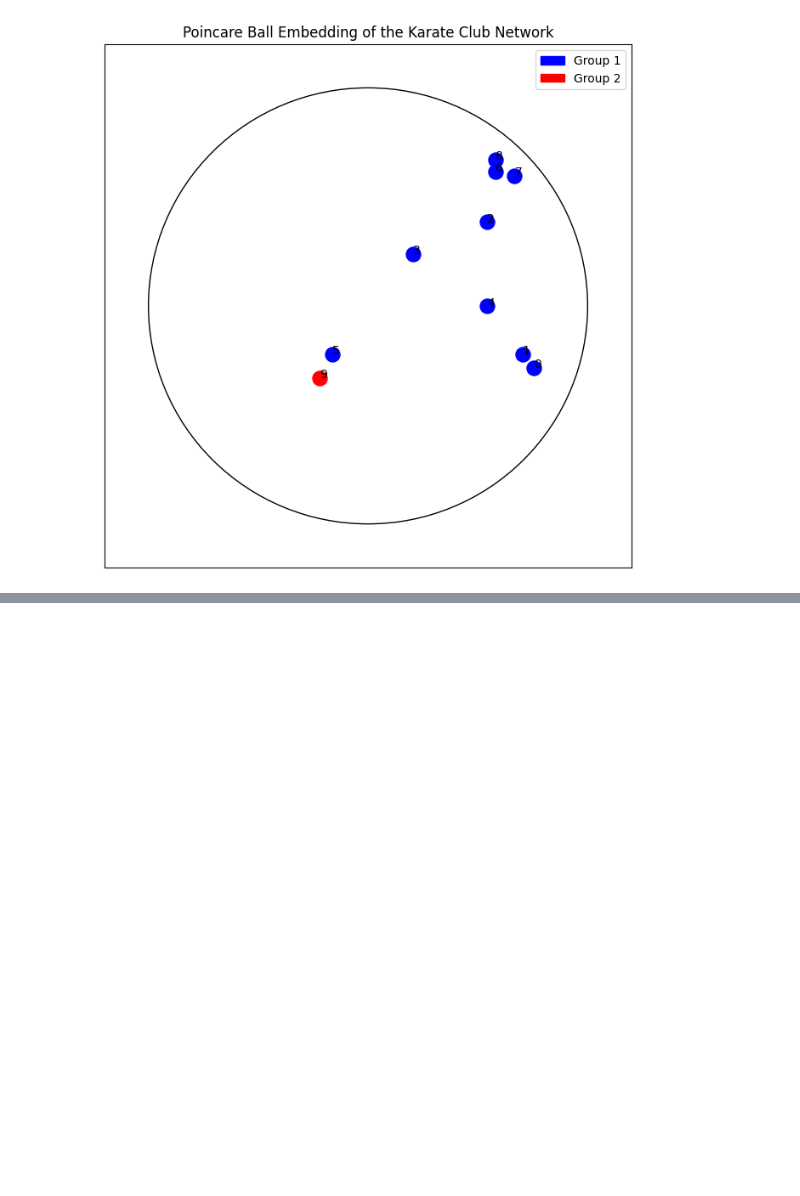
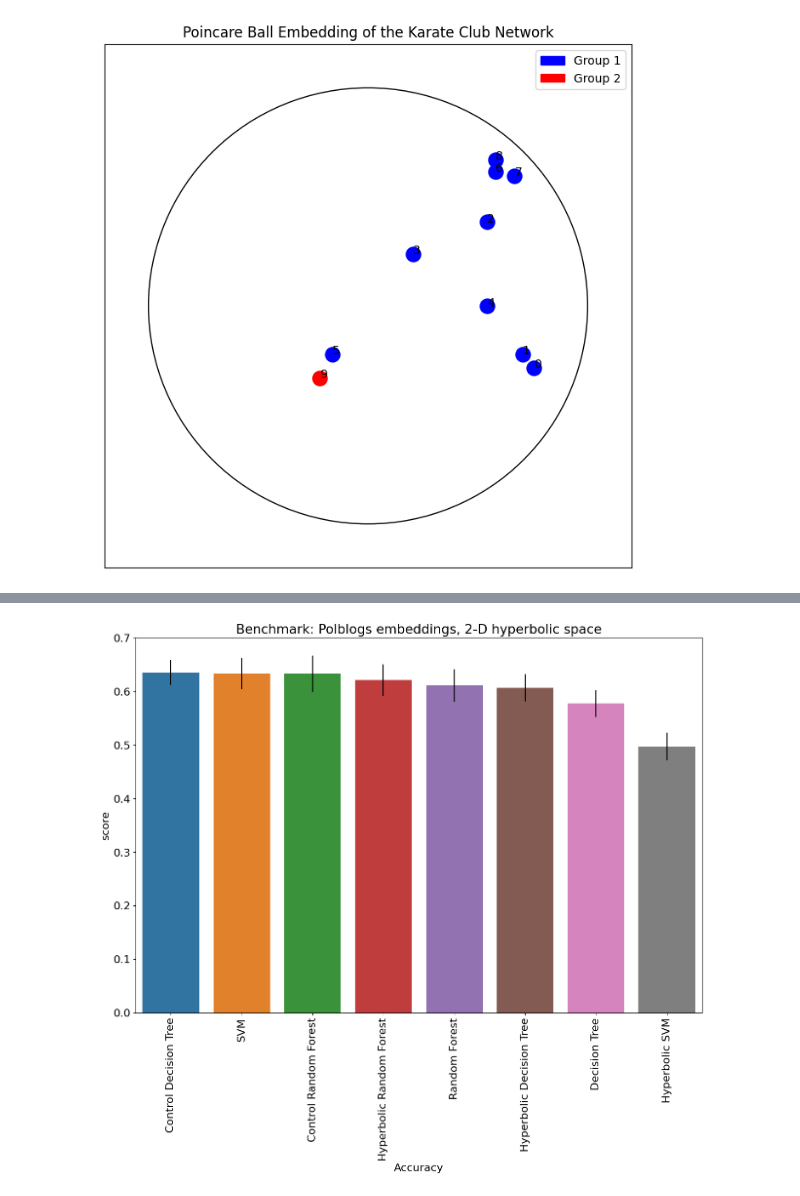
Before and after one commit to pchlenski/hyperdt, a Jupyter notebook: 4_graphs.ipynb, the cells around one changed output, grey strips where cells are left out. Saved outputs shown, nothing was run; the diff lists cells and outputs as text; code cells hidden in the pictures; blank space fills up the shorter version.

```diff
--- a/4_graphs.ipynb
+++ b/4_graphs.ipynb
@@ -528,0 +629,50 @@ f"{accuracy_score(y_test, hsvm.predict(X_test)):.3f}"
+# %%
+order = []
+
+means = vals.groupby("name").mean()
+stds = vals.groupby("name").std()
+
+# Compute 95% confidence intervals
+intervals = 1.96 * stds["score"] / np.sqrt(10)
+
+# Sort by mean score
+means = means.sort_values(by="score", ascending=False)
+stds = stds.loc[means.index]
+
+# fig = plt.figure(figsize=(15, 10))
+# plt.barh(
+#     means.index,
+#     means.score,
+#     xerr=intervals,
+#     capsize=5,
+# )
+# # plt.xticks(rotation=90)
+
+# # Add statistical significance stars
+# for i, (mean1, interval1) in enumerate(zip(means.score, intervals)):
+#     for j, (mean2, interval2) in enumerate(zip(means.score, intervals)):
+#         if mean1 >
+
+# Seaborn plot with stars
+import seaborn as sns
+
+fig = plt.figure(figsize=(15, 10))
+ax = sns.barplot(
+    y=means.score,
+    x=means.index,
+    yerr=intervals,
+    capsize=5,
+    order=means.index,
+)
+plt.xlabel("Accuracy")
+plt.xticks(rotation=90)
+# plt.ylabel("Classifier")
+plt.title("Benchmark: Polblogs embeddings, 2-D hyperbolic space")
+
+# Make background transparent
+fig.patch.set_alpha(0.0)
+
+# Bigger fonts
+plt.rcParams.update({"font.size": 20})
+# %% [output]
+[figure, added]
```
Also changed, not shown: parts of 9 cells of this notebook, 3 other files.
